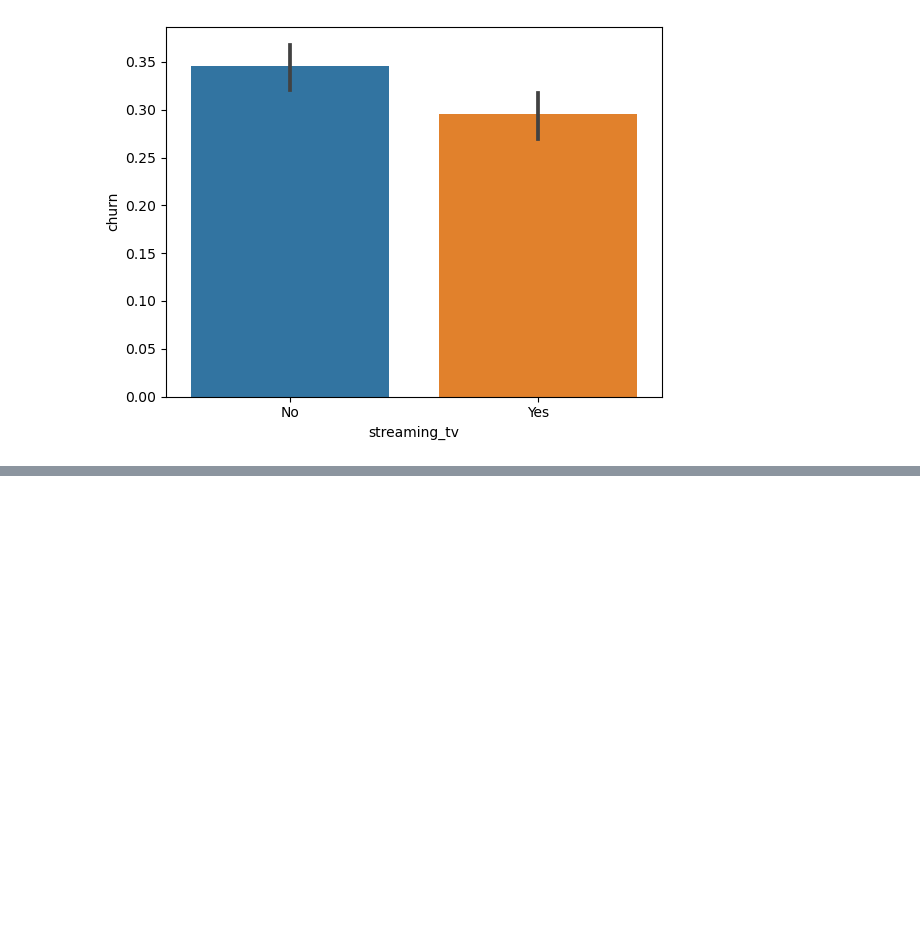
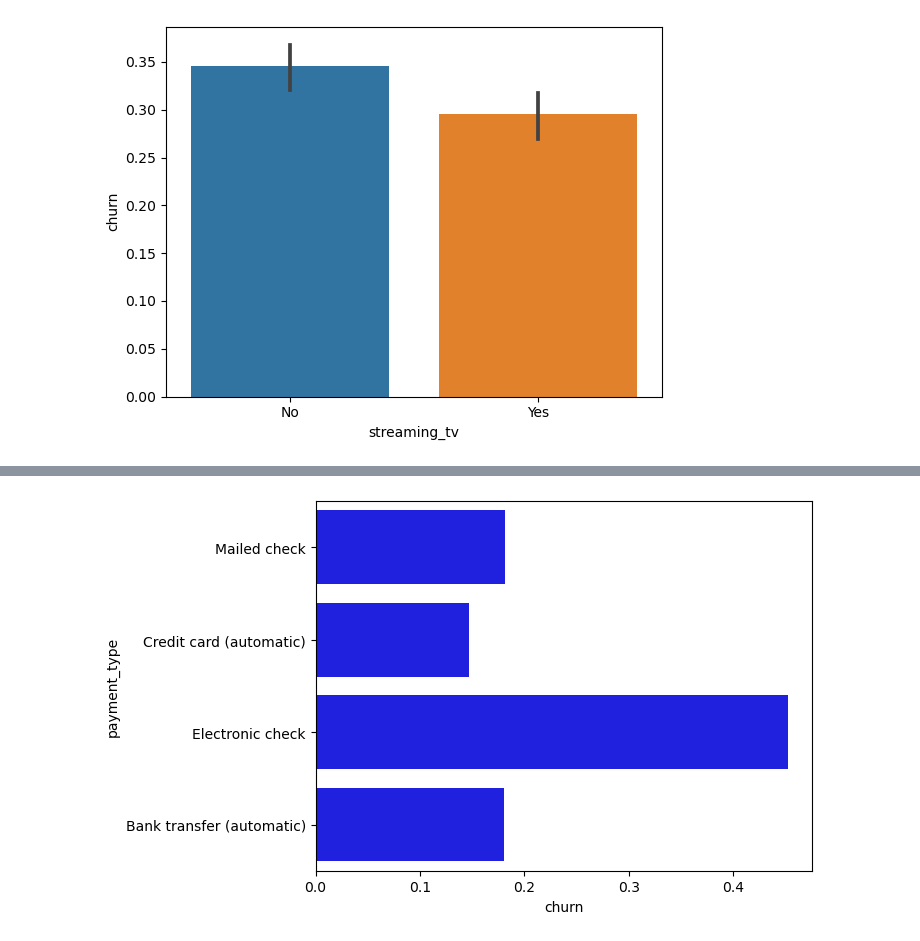
Before and after one commit to Adam-Harris87/classification-project, a Jupyter notebook: explore.ipynb, the cells around one changed output, grey strips where cells are left out. Saved outputs shown, nothing was run; the diff lists cells and outputs as text; code cells hidden in the pictures; blank space fills up the shorter version.

```diff
--- a/explore.ipynb
+++ b/explore.ipynb
@@ -441,0 +450,9 @@ sns.barplot(data=internet,
+# %%
+# does payment method affect churn rate?
+sns.barplot(data=train,
+           y='payment_type', color=('blue'),
+           x='churn',
+           ci=False)
+plt.show()
+# %% [output]
+[figure, added]
```
Also changed, not shown: parts of 3 cells of this notebook, 3 other files.
